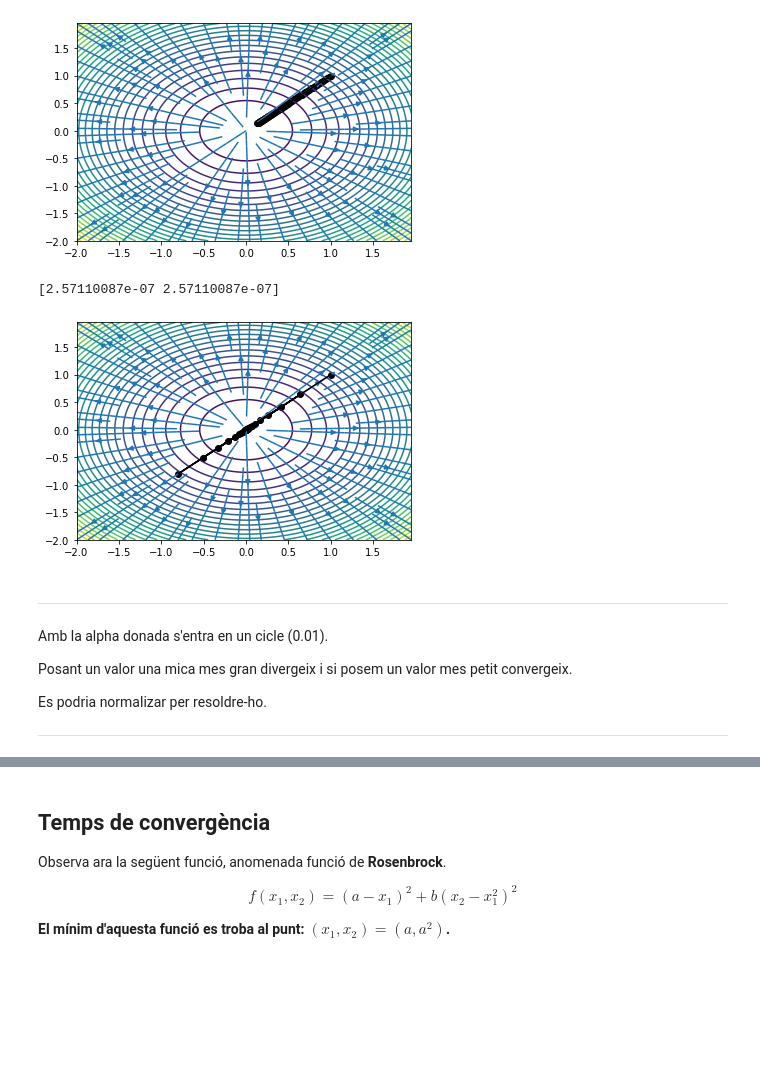
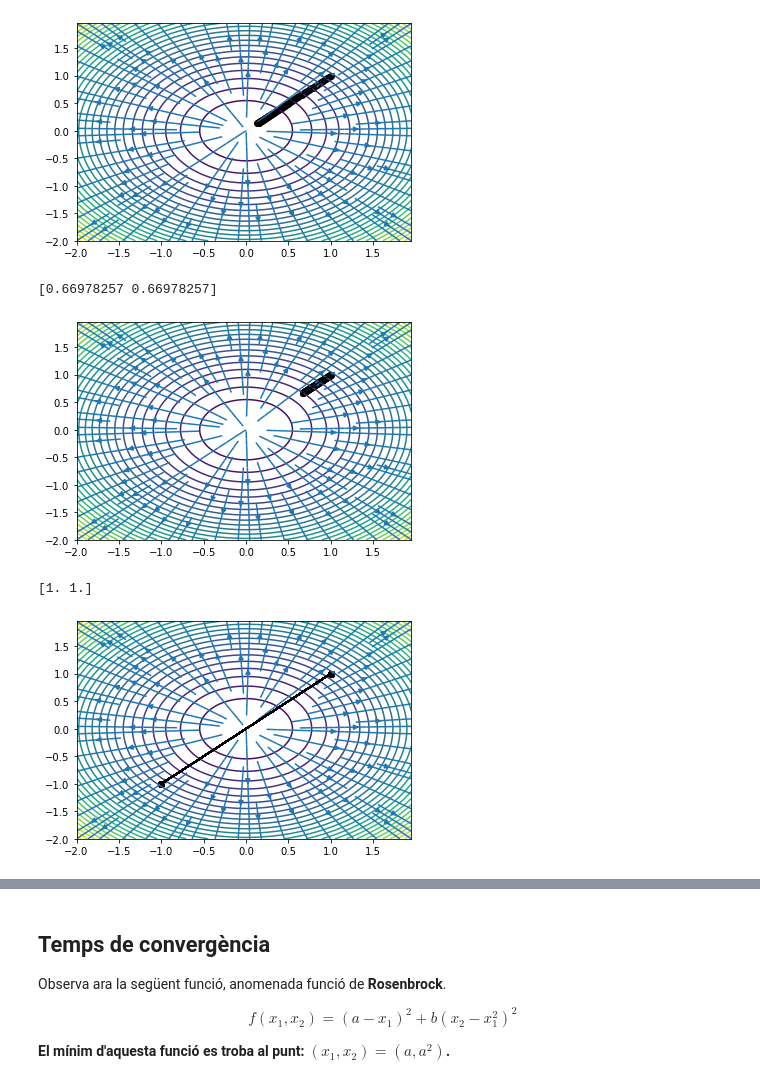
Before and after one commit to SergiRomero/TNUI, a Jupyter notebook: P3/P1_FindMinimum-alumnes.ipynb, the cells around one changed output, grey strips where cells are left out. Cells and saved outputs as stored; diff of their text form; code cells hidden in the pictures; blank space fills up the shorter version.

```diff
--- a/P3/P1_FindMinimum-alumnes.ipynb
+++ b/P3/P1_FindMinimum-alumnes.ipynb
@@ -364,7 +364,10 @@ def grad_f4(x, y=None):
 # %%
 x0 = np.asarray((1, 1))
 alpha = 0.009
-points_f3, minimum_f3 = gradient_descent_2d(grad_f3, x0, alpha=alpha, max_iter=100, eps=1e-6, verbose=True)
-points_f4, minimum_f4 = gradient_descent_2d(grad_f4, x0, alpha=alpha, max_iter=100, eps=1e-6, verbose=True)
+points_f3, minimum_f3 = gradient_descent_2d(grad_f3, x0, alpha=0.01, max_iter=100, eps=1e-6, verbose=True)
+points_f4, minimum_f4 = gradient_descent_2d(grad_f4, x0, alpha=0.01, max_iter=100, eps=1e-6, verbose=True)
+
+points_f3_conv, minimum_f3_conv = gradient_descent_2d(grad_f3, x0, alpha=0.002, max_iter=100, eps=1e-6, verbose=True)
+points_f4_conv, minimum_f4_conv = gradient_descent_2d(grad_f4, x0, alpha=0.002, max_iter=100, eps=1e-6, verbose=True)
 # %% [output]
 100
@@ -377,22 +382,19 @@ print(minimum_f3)
 # %% [output]
 [0.13261956 0.13261956]
 [figure]
+# %%
+fig = plt.figure()
+X, Y, _ = generate_grid(f3)
+plot_gradient_descent_2d(f3, grad_f3, X, Y, points_f3_conv, minimum_f3_conv, fig)
+print(minimum_f3_conv)
+# %% [output]
+[0.66978257 0.66978257]
+[figure, added]
 # %%
 fig = plt.figure()
 X, Y, _ = generate_grid(f4)
 plot_gradient_descent_2d(f4, grad_f4, X, Y, points_f4, minimum_f4, fig)
 print(minimum_f4)
 # %% [output]
-[2.57110087e-07 2.57110087e-07]
+[1. 1.]
-[figure, old version]
+[figure, new version]
-# %% [markdown]
-<hr />
-
-Amb la alpha donada s'entra en un cicle (0.01).
-
-Posant un valor una mica mes gran divergeix i si posem un valor mes petit convergeix.
-
-
-Es podria normalizar per resoldre-ho.
-
-<hr />
```
Also changed, not shown: parts of 9 cells of this notebook, 2 other files.
